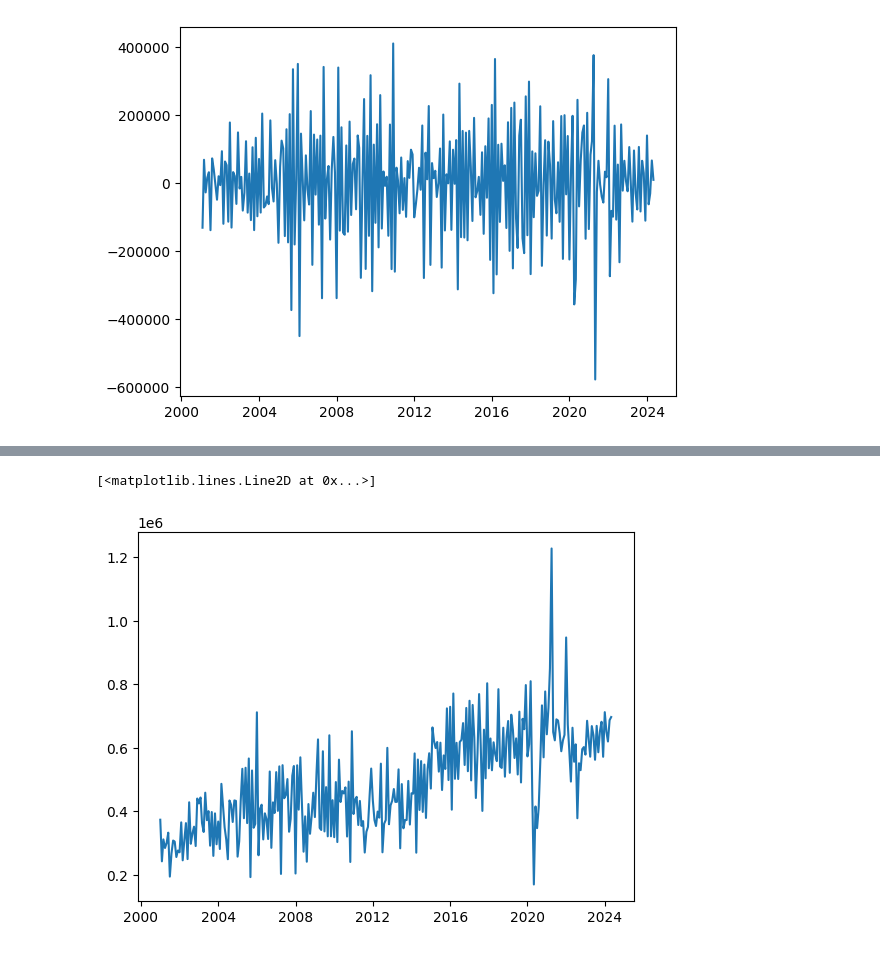
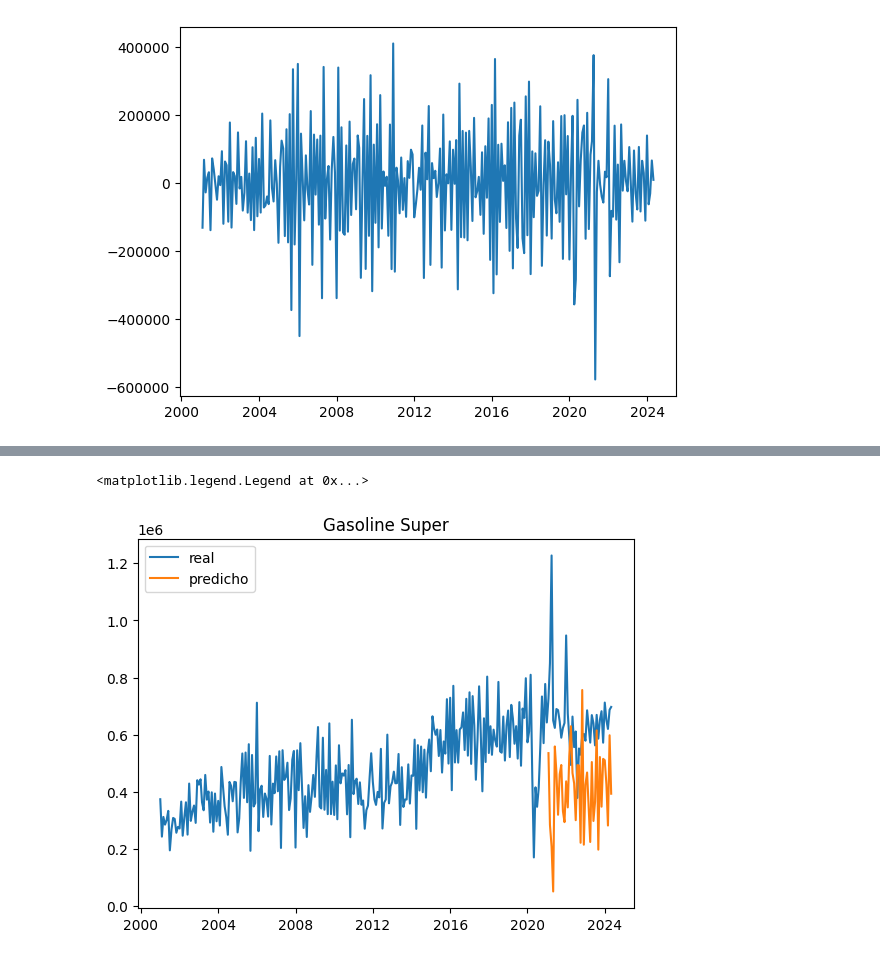
Before and after one commit to Arthurs101/DataScience-S10-Lab3-2024, a Jupyter notebook: Laboratorio3.ipynb, the cells around one changed output, grey strips where cells are left out. Saved outputs shown, nothing was run; the diff lists cells and outputs as text; code cells hidden in the pictures.

Commit message:
fixed Nan values issues on LSTM for "Gasolina Super"

```diff
--- a/Laboratorio3.ipynb
+++ b/Laboratorio3.ipynb
@@ -66,8 +71,7 @@ plt.plot(super_gas_diff)
 # normalizar los datos para el LSTM
 scaler = StandardScaler()
 super_gas_scaled = scaler.fit_transform(super_gas_diff)
-print(super_gas_scaled[1:7])
 
 #separar en test y prueba
-super_gas_train = super_gas_scaled[:split_index]
+super_gas_train = super_gas_scaled[1:split_index]
 super_gas_test = super_gas_scaled[split_index:]
@@ -175,8 +179,10 @@ def prediccion_fun(data,modelo, batch_size,scaler,dif=False,dif_cant=1, Series =
 prediccion_test = prediccion_fun(super_gas_test_x_test,modelo1, 1,scaler,dif=True,dif_cant=1, Series = super_gas_df.values , n = len(super_gas_test_x_test))
 # %%
 df_test = pd.DataFrame(prediccion_test,index=super_gas_df[split_index + 1:len(super_gas_df)].index)
-# plt.plot(super_gas_df)
+plt.title('Gasoline Super')
+plt.plot(super_gas_df)
 plt.plot(df_test)
+plt.legend(['real', 'predicho'])
 # %% [output]
-[<matplotlib.lines.Line2D at 0x...>]
+<matplotlib.legend.Legend at 0x...>
-[figure, old version]
+[figure, new version]
```
Also changed, not shown: parts of 5 cells of this notebook.
